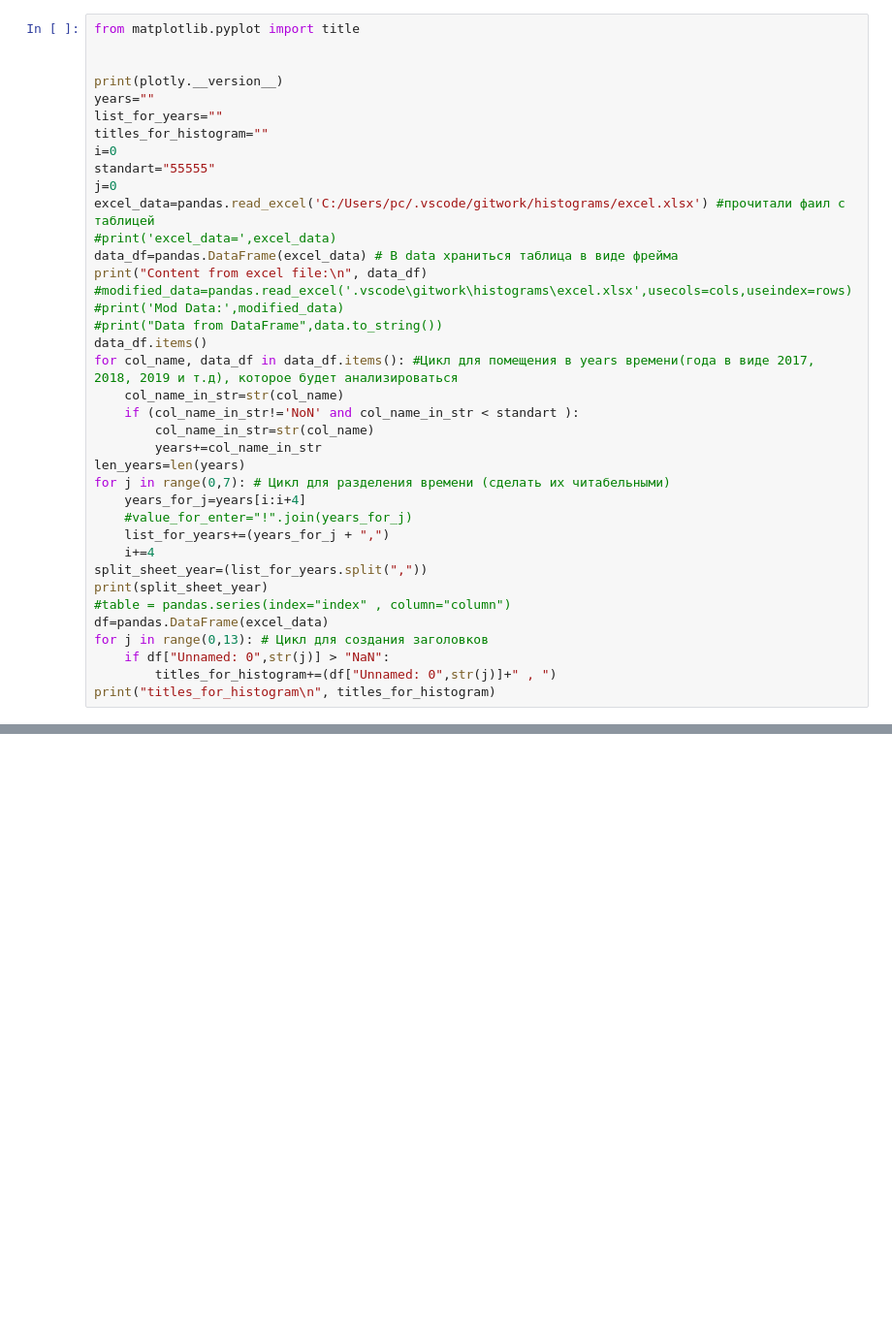
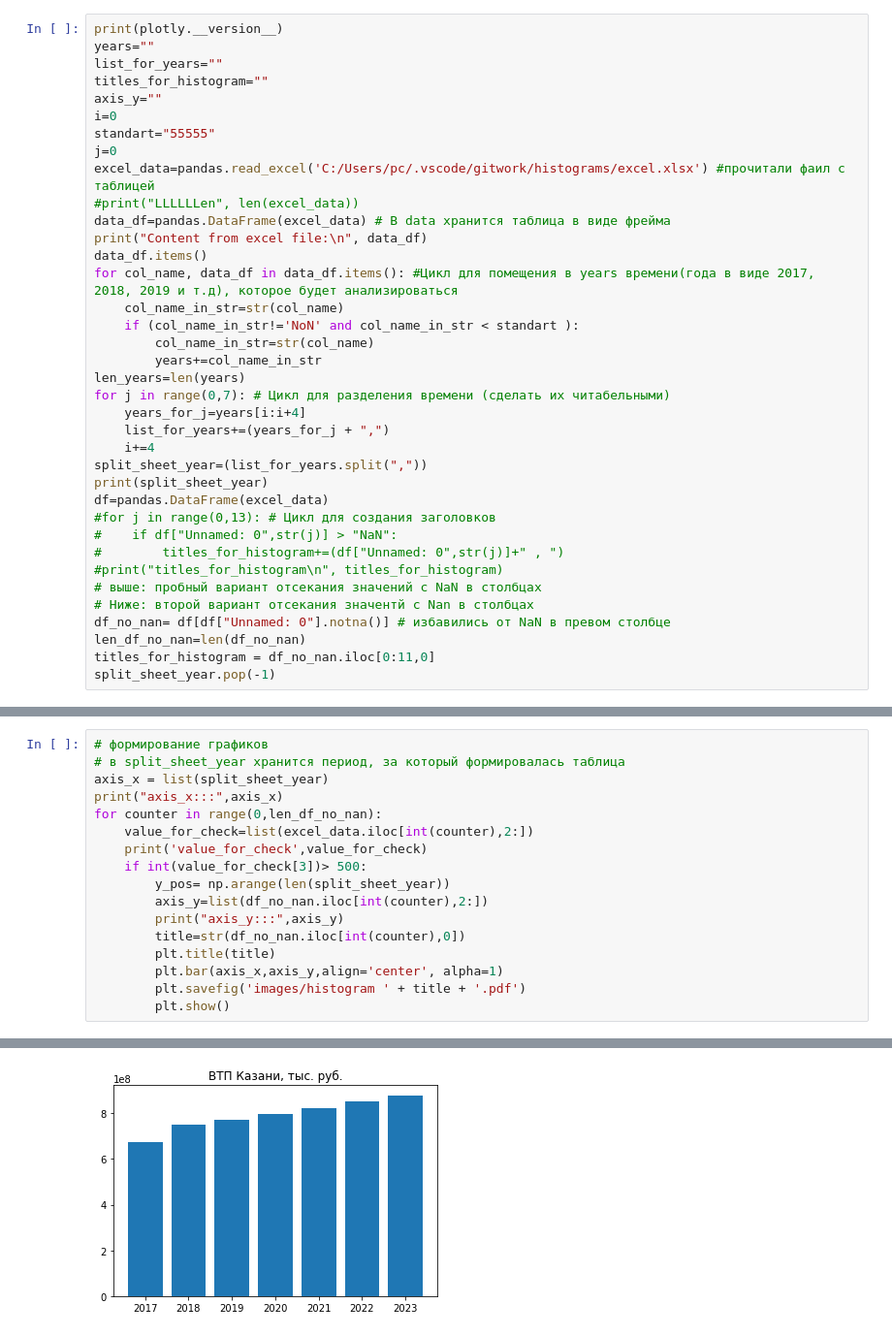
Before and after one commit to Gemnen/histograms, a Jupyter notebook: draw-histogram.ipynb, the cells around one changed output, grey strips where cells are left out. Shown at 97% size. Cells and saved outputs as stored; diff of their text form; blank space fills up the shorter version.

```diff
--- a/draw-histogram.ipynb
+++ b/draw-histogram.ipynb
@@ -10,23 +10,18 @@ init_notebook_mode(connected=True)
 import matplotlib.pyplot as plt
 %matplotlib inline
 # %%
-from matplotlib.pyplot import title
-
-
 print(plotly.__version__)
 years=""
 list_for_years=""
 titles_for_histogram=""
+axis_y=""
 i=0
 standart="55555"
 j=0
 excel_data=pandas.read_excel('C:/Users/pc/.vscode/gitwork/histograms/excel.xlsx') #прочитали фаил с таблицей
-#print('excel_data=',excel_data)
-data_df=pandas.DataFrame(excel_data) # В data храниться таблица в виде фрейма
+#print("LLLLLLen", len(excel_data))
+data_df=pandas.DataFrame(excel_data) # В data хранится таблица в виде фрейма
 print("Content from excel file:\n", data_df)
-#modified_data=pandas.read_excel('.vscode\gitwork\histograms\excel.xlsx',usecols=cols,useindex=rows)
-#print('Mod Data:',modified_data)
-#print("Data from DataFrame",data.to_string())
 data_df.items()
 for col_name, data_df in data_df.items(): #Цикл для помещения в years времени(года в виде 2017, 2018, 2019 и т.д), которое будет анализироваться
     col_name_in_str=str(col_name)
@@ -36,17 +31,21 @@ for col_name, data_df in data_df.items(): #Цикл для помещения в
 len_years=len(years)
 for j in range(0,7): # Цикл для разделения времени (сделать их читабельными)
     years_for_j=years[i:i+4]
-    #value_for_enter="!".join(years_for_j)
     list_for_years+=(years_for_j + ",")
     i+=4
 split_sheet_year=(list_for_years.split(","))
 print(split_sheet_year)
-#table = pandas.series(index="index" , column="column")
 df=pandas.DataFrame(excel_data)
-for j in range(0,13): # Цикл для создания заголовков
-    if df["Unnamed: 0",str(j)] > "NaN":
-        titles_for_histogram+=(df["Unnamed: 0",str(j)]+" , ")
-print("titles_for_histogram\n", titles_for_histogram)
+#for j in range(0,13): # Цикл для создания заголовков
+#    if df["Unnamed: 0",str(j)] > "NaN":
+#        titles_for_histogram+=(df["Unnamed: 0",str(j)]+" , ")
+#print("titles_for_histogram\n", titles_for_histogram)
+# выше: пробный вариант отсекания значений с NaN в столбцах
+# Ниже: второй вариант отсекания значентй с Nan в столбцах
+df_no_nan= df[df["Unnamed: 0"].notna()] # избавились от NaN в превом столбце
+len_df_no_nan=len(df_no_nan)
+titles_for_histogram = df_no_nan.iloc[0:11,0]
+split_sheet_year.pop(-1)
 # %% [output]
 5.6.0
 Content from excel file:
@@ -75,0 +68,18 @@ df
+# %%
+# формирование графиков
+# в split_sheet_year хранится период, за который формировалась таблица
+axis_x = list(split_sheet_year)
+print("axis_x:::",axis_x)
+for counter in range(0,len_df_no_nan):
+    value_for_check=list(excel_data.iloc[int(counter),2:])
+    print('value_for_check',value_for_check)
+    if int(value_for_check[3])> 500:
+        y_pos= np.arange(len(split_sheet_year))
+        axis_y=list(df_no_nan.iloc[int(counter),2:])
+        print("axis_y:::",axis_y)
+        title=str(df_no_nan.iloc[int(counter),0])
+        plt.title(title)
+        plt.bar(axis_x,axis_y,align='center', alpha=1)
+        plt.savefig('images/histogram ' + title + '.pdf')
+        plt.show()
+# %% [output]
@@ -75,0 +89 @@ df
+[figure, added]
```
Also changed, not shown: parts of 7 cells of this notebook, 8 other files.
